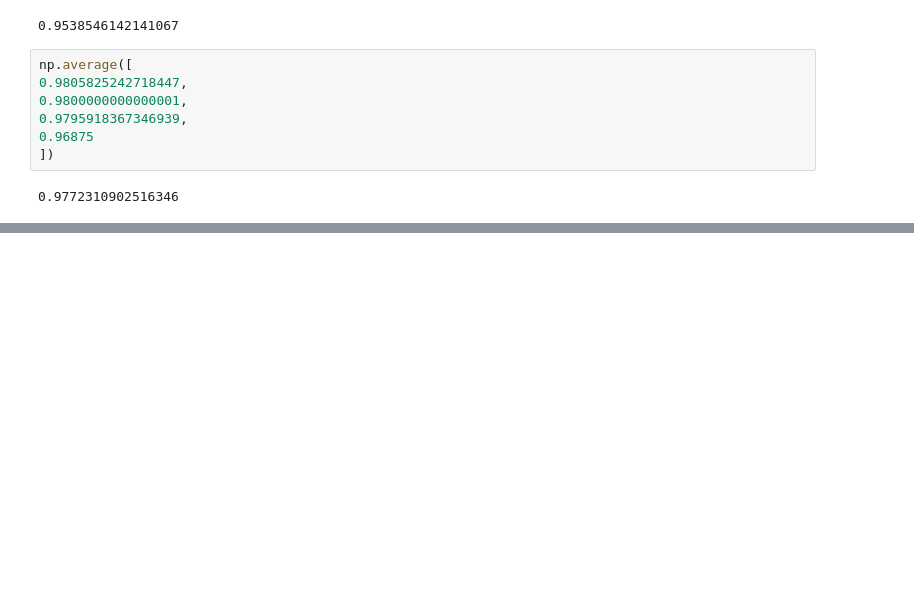
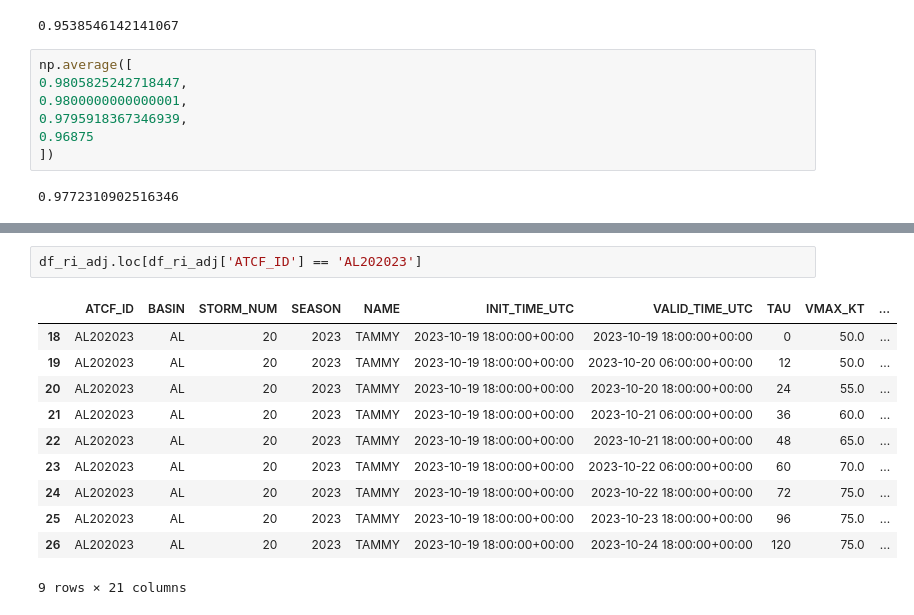
Before and after one commit to JRPdata/nhc_errors, a Jupyter notebook: nhc_advisories.ipynb, the cells around one changed output, grey strips where cells are left out. Drawn from its saved outputs; the diff is of its cells as text; blank space fills up the shorter version.

```diff
--- a/nhc_advisories.ipynb
+++ b/nhc_advisories.ipynb
@@ -836 +836,15 @@ df_ri_adj.loc[df_ri_adj['ATCF_ID'] == 'EP172023']
 9 rows × 21 columns
+# %%
+df_ri_adj.loc[df_ri_adj['ATCF_ID'] == 'AL202023']
+# %% [output]
+|  | ATCF_ID | BASIN | STORM_NUM | SEASON | NAME | INIT_TIME_UTC | VALID_TIME_UTC | TAU | VMAX_KT | ... |
+| 18 | AL202023 | AL | 20 | 2023 | TAMMY | 2023-10-19 18:00:00+00:00 | 2023-10-19 18:00:00+00:00 | 0 | 50.0 | ... |
+| 19 | AL202023 | AL | 20 | 2023 | TAMMY | 2023-10-19 18:00:00+00:00 | 2023-10-20 06:00:00+00:00 | 12 | 50.0 | ... |
+| 20 | AL202023 | AL | 20 | 2023 | TAMMY | 2023-10-19 18:00:00+00:00 | 2023-10-20 18:00:00+00:00 | 24 | 55.0 | ... |
+| 21 | AL202023 | AL | 20 | 2023 | TAMMY | 2023-10-19 18:00:00+00:00 | 2023-10-21 06:00:00+00:00 | 36 | 60.0 | ... |
+| 22 | AL202023 | AL | 20 | 2023 | TAMMY | 2023-10-19 18:00:00+00:00 | 2023-10-21 18:00:00+00:00 | 48 | 65.0 | ... |
+| 23 | AL202023 | AL | 20 | 2023 | TAMMY | 2023-10-19 18:00:00+00:00 | 2023-10-22 06:00:00+00:00 | 60 | 70.0 | ... |
+| 24 | AL202023 | AL | 20 | 2023 | TAMMY | 2023-10-19 18:00:00+00:00 | 2023-10-22 18:00:00+00:00 | 72 | 75.0 | ... |
+| 25 | AL202023 | AL | 20 | 2023 | TAMMY | 2023-10-19 18:00:00+00:00 | 2023-10-23 18:00:00+00:00 | 96 | 75.0 | ... |
+| 26 | AL202023 | AL | 20 | 2023 | TAMMY | 2023-10-19 18:00:00+00:00 | 2023-10-24 18:00:00+00:00 | 120 | 75.0 | ... |
+9 rows × 21 columns
```
Also changed, not shown: parts of 4 cells of this notebook.
